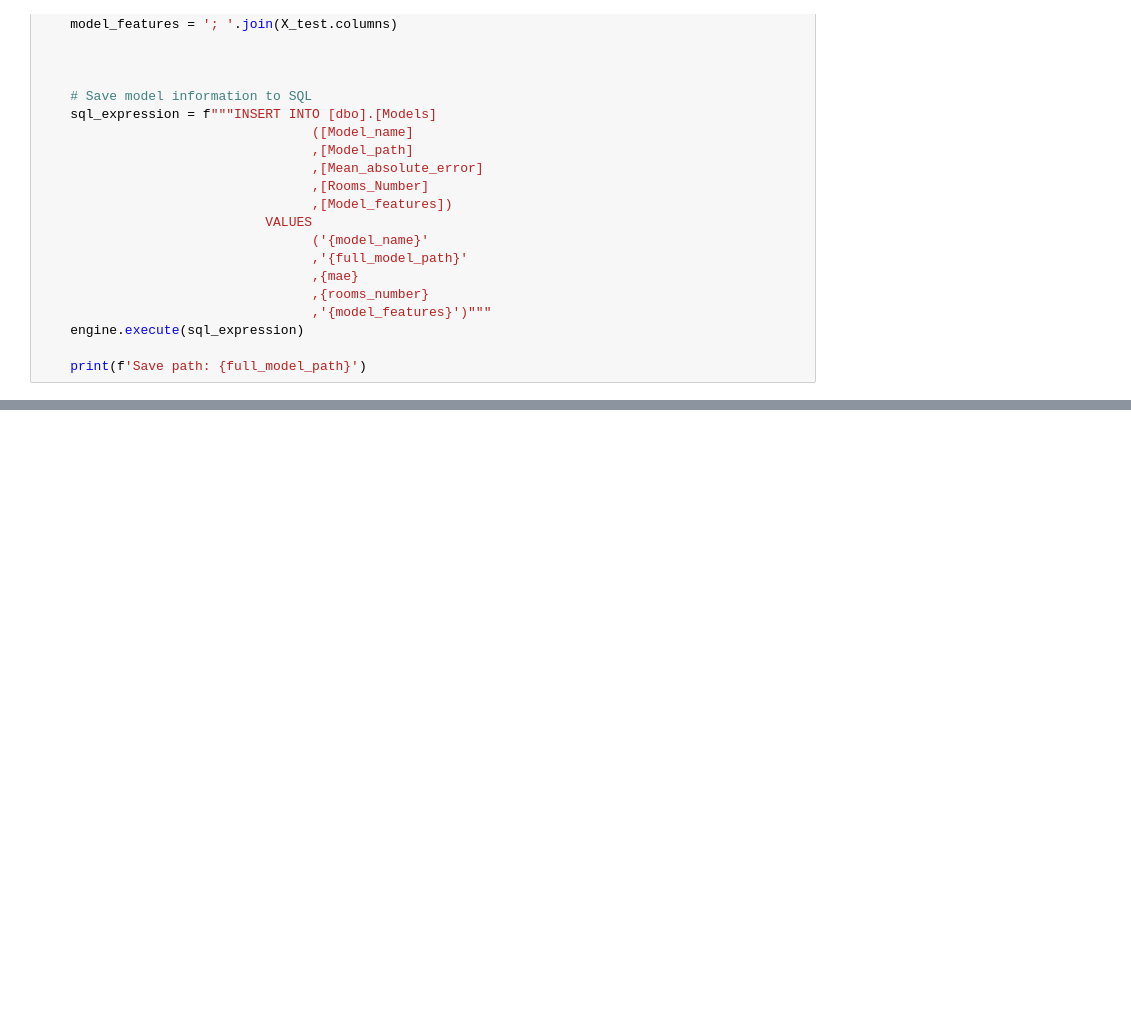
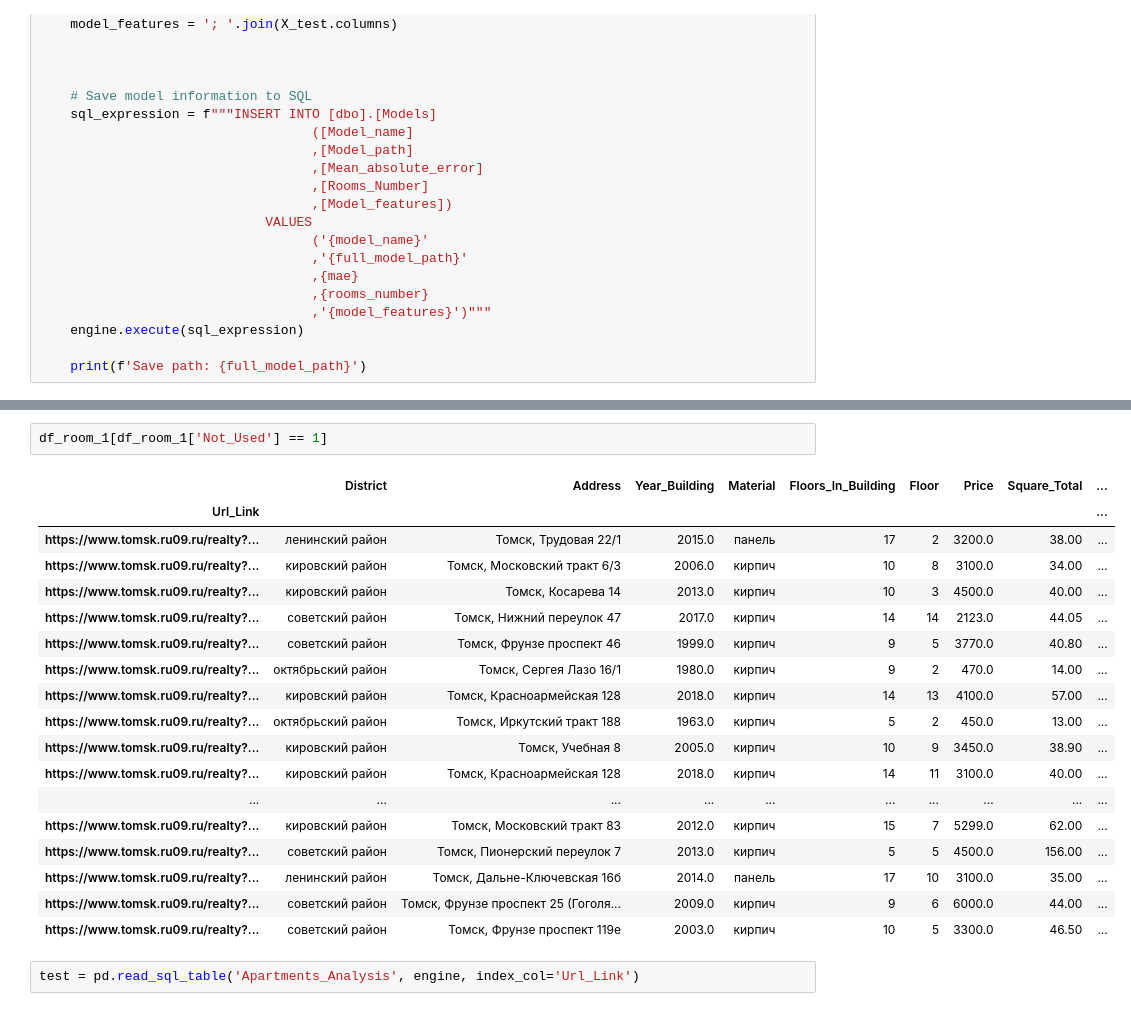
Before and after one commit to balov-oa/Exploratory-Data-Analysis, a Jupyter notebook: Data Processing.ipynb, the cells around one changed output, grey strips where cells are left out. Saved outputs shown, nothing was run; the diff lists cells and outputs as text; blank space fills up the shorter version.

```diff
--- a/Data Processing.ipynb
+++ b/Data Processing.ipynb
@@ -1500,0 +1524,23 @@ test = df_room_1.loc[X_test.index].join(test_predict)
+# %%
+df_room_1[df_room_1['Not_Used'] == 1]
+# %% [output]
+|  | District | Address | Year_Building | Material | Floors_In_Building | Floor | Price | Square_Total | ... |
+| Url_Link |  |  |  |  |  |  |  |  | ... |
+| https://www.tomsk.ru09.ru/realty?... | ленинский район | Томск, Трудовая 22/1 | 2015.0 | панель | 17 | 2 | 3200.0 | 38.00 | ... |
+| https://www.tomsk.ru09.ru/realty?... | кировский район | Томск, Московский тракт 6/3 | 2006.0 | кирпич | 10 | 8 | 3100.0 | 34.00 | ... |
+| https://www.tomsk.ru09.ru/realty?... | кировский район | Томск, Косарева 14 | 2013.0 | кирпич | 10 | 3 | 4500.0 | 40.00 | ... |
+| https://www.tomsk.ru09.ru/realty?... | советский район | Томск, Нижний переулок 47 | 2017.0 | кирпич | 14 | 14 | 2123.0 | 44.05 | ... |
+| https://www.tomsk.ru09.ru/realty?... | советский район | Томск, Фрунзе проспект 46 | 1999.0 | кирпич | 9 | 5 | 3770.0 | 40.80 | ... |
+| https://www.tomsk.ru09.ru/realty?... | октябрьский район | Томск, Сергея Лазо 16/1 | 1980.0 | кирпич | 9 | 2 | 470.0 | 14.00 | ... |
+| https://www.tomsk.ru09.ru/realty?... | кировский район | Томск, Красноармейская 128 | 2018.0 | кирпич | 14 | 13 | 4100.0 | 57.00 | ... |
+| https://www.tomsk.ru09.ru/realty?... | октябрьский район | Томск, Иркутский тракт 188 | 1963.0 | кирпич | 5 | 2 | 450.0 | 13.00 | ... |
+| https://www.tomsk.ru09.ru/realty?... | кировский район | Томск, Учебная 8 | 2005.0 | кирпич | 10 | 9 | 3450.0 | 38.90 | ... |
+| https://www.tomsk.ru09.ru/realty?... | кировский район | Томск, Красноармейская 128 | 2018.0 | кирпич | 14 | 11 | 3100.0 | 40.00 | ... |
+| ... | ... | ... | ... | ... | ... | ... | ... | ... | ... |
+| https://www.tomsk.ru09.ru/realty?... | кировский район | Томск, Московский тракт 83 | 2012.0 | кирпич | 15 | 7 | 5299.0 | 62.00 | ... |
+| https://www.tomsk.ru09.ru/realty?... | советский район | Томск, Пионерский переулок 7 | 2013.0 | кирпич | 5 | 5 | 4500.0 | 156.00 | ... |
+| https://www.tomsk.ru09.ru/realty?... | ленинский район | Томск, Дальне-Ключевская 16б | 2014.0 | панель | 17 | 10 | 3100.0 | 35.00 | ... |
+| https://www.tomsk.ru09.ru/realty?... | советский район | Томск, Фрунзе проспект 25 (Гоголя... | 2009.0 | кирпич | 9 | 6 | 6000.0 | 44.00 | ... |
+| https://www.tomsk.ru09.ru/realty?... | советский район | Томск, Фрунзе проспект 119е | 2003.0 | кирпич | 10 | 5 | 3300.0 | 46.50 | ... |
+# %%
+test = pd.read_sql_table('Apartments_Analysis', engine, index_col='Url_Link')
```
Also changed, not shown: parts of 22 cells of this notebook.
